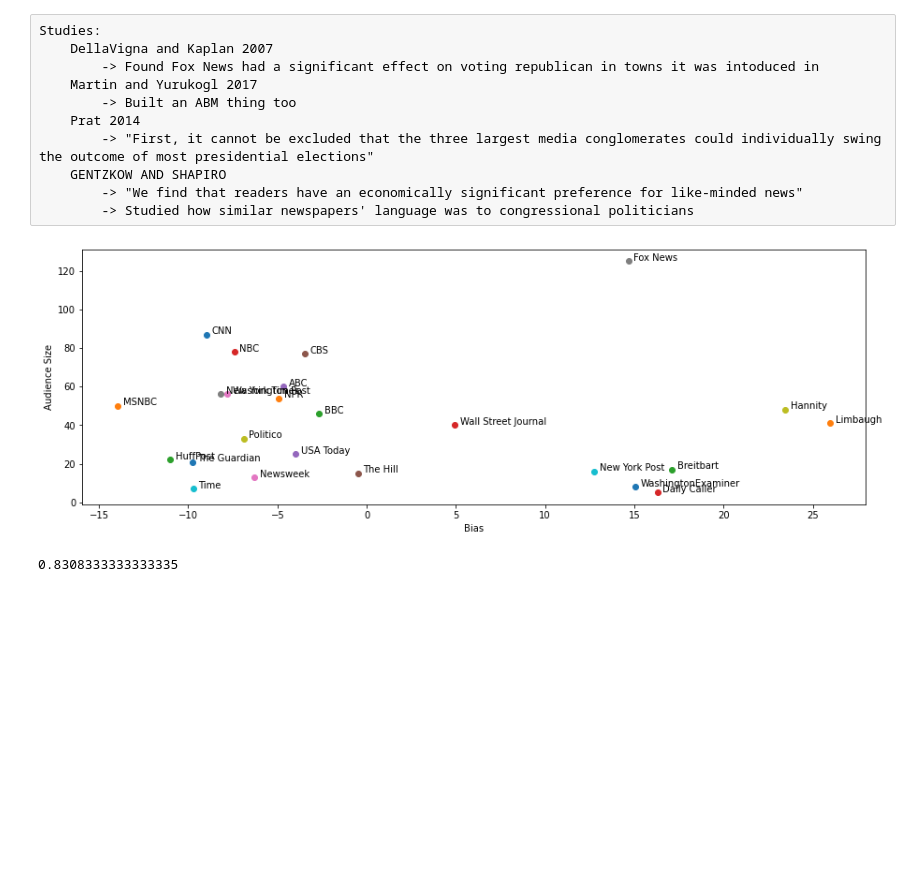
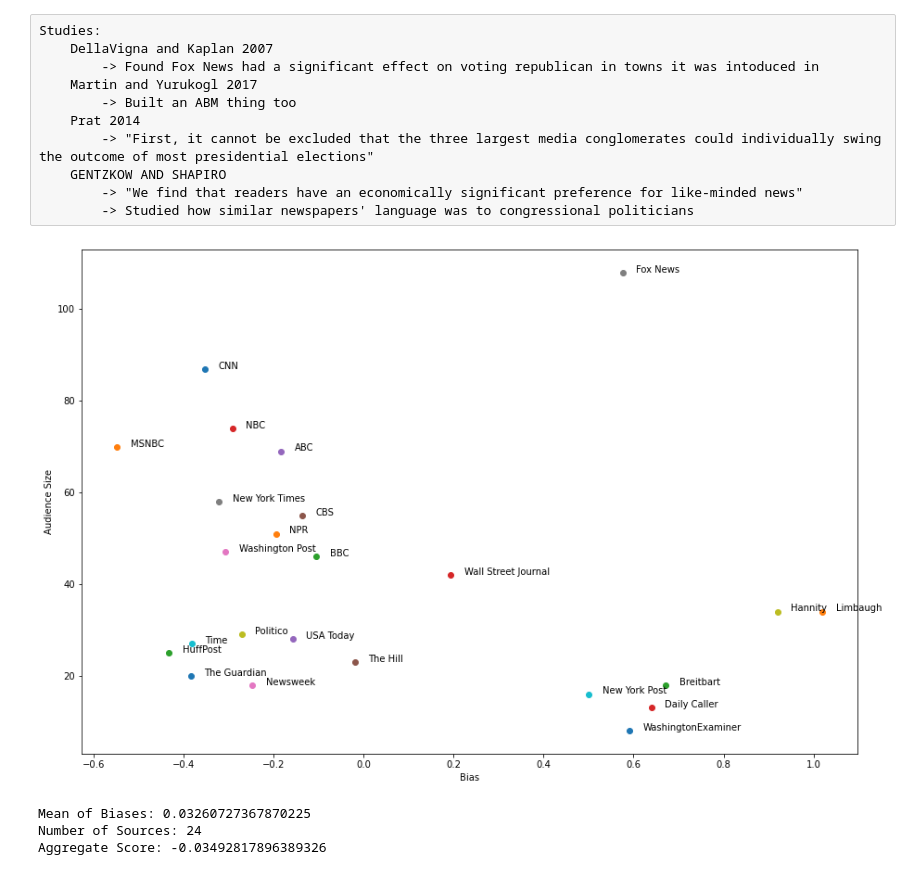
Before and after one commit to samerose12/Humor-Agent-Based-Model, a Jupyter notebook: Anti-ABM.ipynb, the cells around one changed output. Saved outputs shown, nothing was run; the diff lists cells and outputs as text; code cells hidden in the pictures; blank space fills up the shorter version.

```diff
--- a/Anti-ABM.ipynb
+++ b/Anti-ABM.ipynb
@@ -172,6 +238,7 @@ class Agent:
         self.uses_social_media = False
 
         self.late_night = 0
+        self.anti_late_night = 0
 
 
     def assign(self, media_outlet):
@@ -568,38 +567,40 @@ media_outlets = [CNN, MSNBC, HuffPost, #BuzzFeed, Vox,
 [2, 1, 10]]
 '''
 
-28, 30, 28+13+2
+#28, 30, 28+13+2
 model = Model(1000, [44, 37, 10],
                 [[5, 56, 14],
                 [8, 30, 23],
                 [18, 7, 21],
                 [67, 5, 32],
                 [2, 1, 10]],
-              media_outlets, distribution_threshold=0.5, platform_split=[[6+15+13+29, 19], [8+13+18+26, 15]],
+              media_outlets, distribution_threshold=0.25, platform_split=[[6+15+13+29, 19], [8+13+18+26, 15]],
               use_late_night=True)
 
 ''' total = [42, 52, 6]
 4/22/20 Ipsos poll [44, 37, 10],
 [[3, 54, 17],
 [6, 26, 17],
 [14, 6, 17],
 [73, 7, 39],
 [4, 7, 10]]
 '''
 
 ''' total = [41, 54, 5]
 5/20/20 Ipsos poll [44, 37, 10],
 [[4, 55, 12],
 [4, 27, 20],
 [11, 6, 17],
 [76, 7, 34],
 [5, 5, 17]]
 '''
 
 model.media_landscape()
 # %% [output]
-[figure, old version]
+[figure, new version]
-0.8308333333333335
+Mean of Biases: 0.03260727367870225
+Number of Sources: 24
+Aggregate Score: -0.03492817896389326
 # %%
 r = np.random.randint(1000)
 model.agents[r].stats()
```
Also changed, not shown: parts of 55 cells of this notebook, 9 other files.
